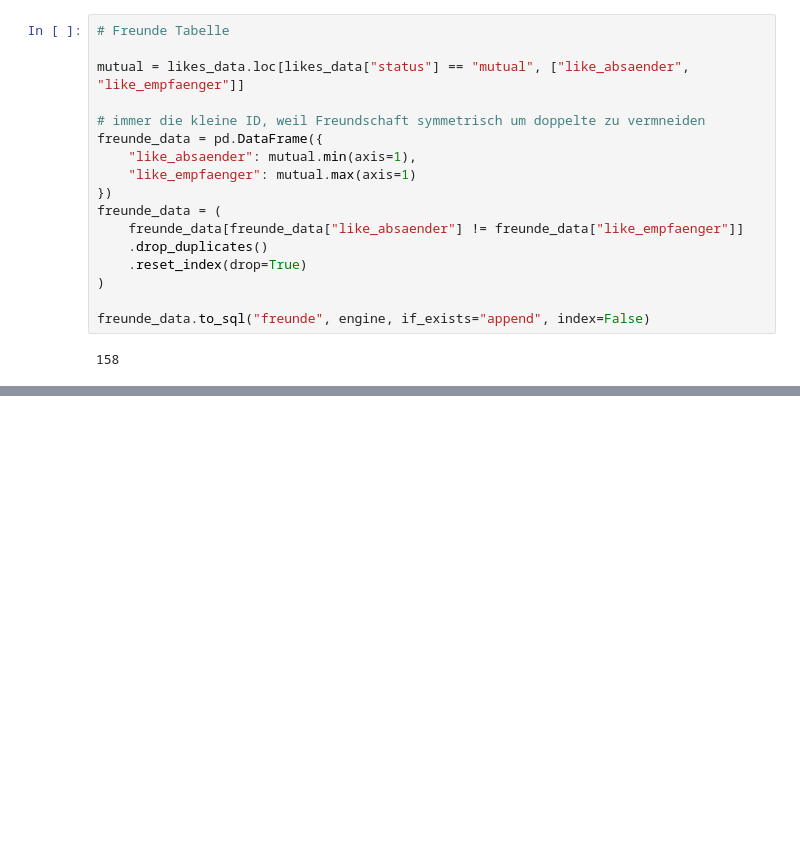
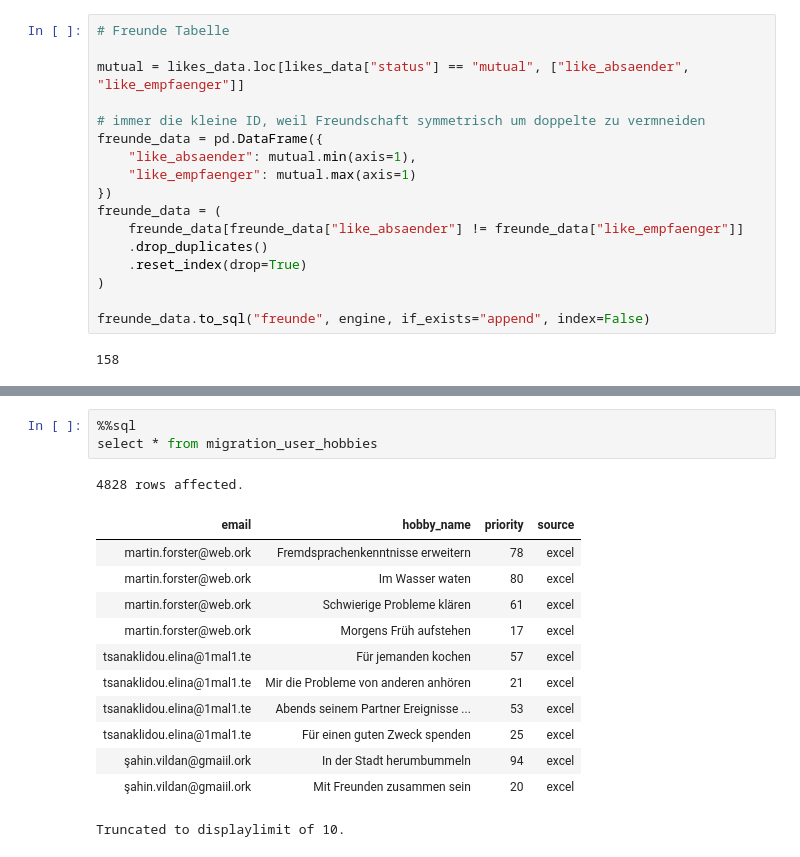
Before and after one commit to Sweet-Lunalotl/LetsMeet_Luna, a Jupyter notebook: notebooks/Akt2.ipynb, the cells around one changed output, grey strips where cells are left out. Drawn from its saved outputs; the diff is of its cells as text; blank space fills up the shorter version.

```diff
--- a/notebooks/Akt2.ipynb
+++ b/notebooks/Akt2.ipynb
@@ -765,0 +899,17 @@ freunde_data.to_sql("freunde", engine, if_exists="append", index=False)
+# %%
+%%sql
+select * from migration_user_hobbies
+# %% [output]
+4828 rows affected.
+| email | hobby_name | priority | source |
+| martin.forster@web.ork | Fremdsprachenkenntnisse erweitern | 78 | excel |
+| martin.forster@web.ork | Im Wasser waten | 80 | excel |
+| martin.forster@web.ork | Schwierige Probleme klären | 61 | excel |
+| martin.forster@web.ork | Morgens Früh aufstehen | 17 | excel |
+| tsanaklidou.elina@1mal1.te | Für jemanden kochen | 57 | excel |
+| tsanaklidou.elina@1mal1.te | Mir die Probleme von anderen anhören | 21 | excel |
+| tsanaklidou.elina@1mal1.te | Abends seinem Partner Ereignisse ... | 53 | excel |
+| tsanaklidou.elina@1mal1.te | Für einen guten Zweck spenden | 25 | excel |
+| şahin.vildan@gmaiil.ork | In der Stadt herumbummeln | 94 | excel |
+| şahin.vildan@gmaiil.ork | Mit Freunden zusammen sein | 20 | excel |
+Truncated to displaylimit of 10.
```
Also changed, not shown: parts of 24 cells of this notebook, 2 other files.
